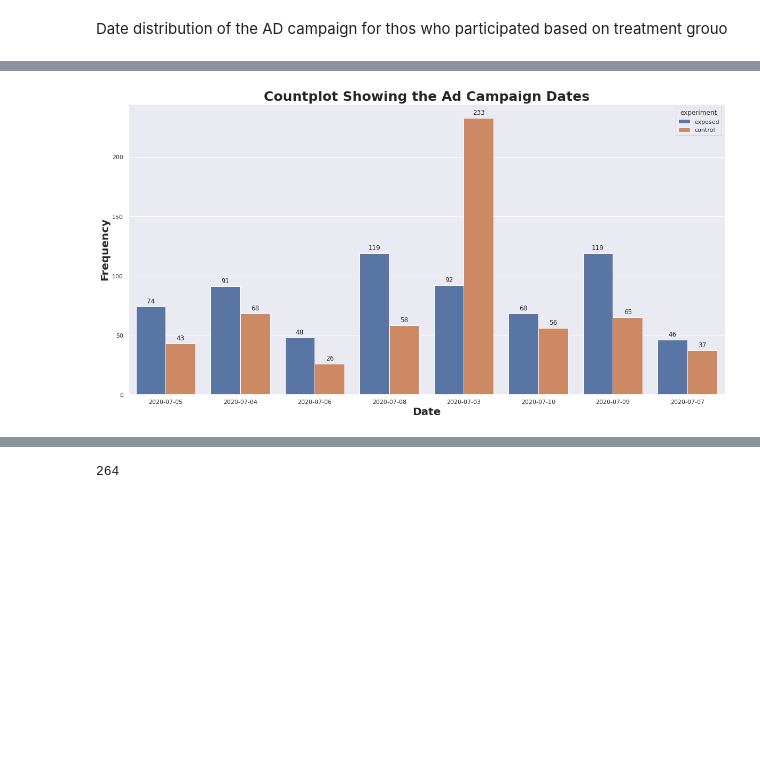
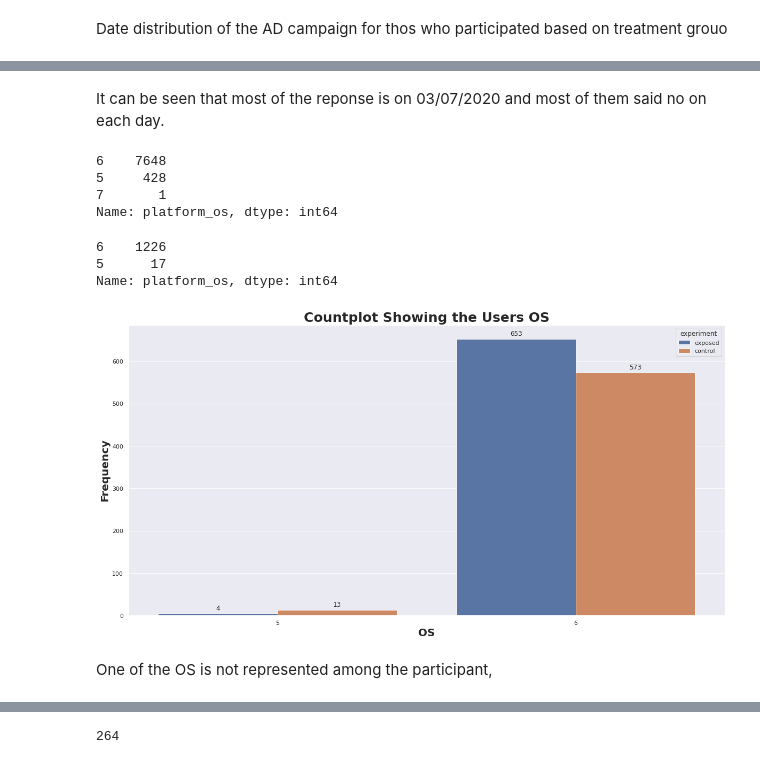
Before and after one commit to wakura-mbuya/abtest-mlops, a Jupyter notebook: notebooks/overview.ipynb, the cells around one changed output, grey strips where cells are left out. Drawn from its saved outputs; the diff is of its cells as text; code cells hidden in the pictures; blank space fills up the shorter version.

```diff
--- a/notebooks/overview.ipynb
+++ b/notebooks/overview.ipynb
@@ -257,2 +241,16 @@ plt.show()
 # %% [markdown]
 Date distribution of the AD campaign for thos who participated based on treatment grouo
+# %%
+#seaborn countplot to show the Ad campaign dates
+plt.figure(figsize=(20,10))
+sns.set(style="darkgrid")
+
+#countplot
+ax = sns.countplot(x="date", palette='deep', data=participated_df, hue='experiment', )
+
+#getting the values of the data
+pl.get_value(ax)
+
+#set the figure paremeters
+pl.fig_att(ax, "Date distribution for participated users by experiment",
+        "Date", "Frequency", 25, 20, "bold")
@@ -259,19 +259,33 @@ Date distribution of the AD campaign for thos who participated based on treatmen
+# %% [markdown]
+It can be seen that most of the reponse is on 03/07/2020 and most of them said no on each day.
+# %%
+df['platform_os'].value_counts()
+# %% [output]
+6    7648
+5     428
+7       1
+Name: platform_os, dtype: int64
+# %%
+participated_df['platform_os'].value_counts()
+# %% [output]
+6    1226
+5      17
+Name: platform_os, dtype: int64
 # %%
 #seaborn countplot to show the Ad campaign dates
 plt.figure(figsize=(20,10))
 sns.set(style="darkgrid")
 
 #countplot
-ax = sns.countplot(x="date", palette='deep', data=participated_df, hue='experiment', )
+ax = sns.countplot(x="platform_os", palette='deep', data=participated_df, hue='experiment', )
 
 #getting the values of the data
 pl.get_value(ax)
 
 #set the figure paremeters
-pl.fig_att(ax, "Countplot Showing the Ad Campaign Dates",
-        "Date", "Frequency", 25, 20, "bold")
-
-plt.savefig('../assets/date_exp.png') #to save the figure
-plt.show()
+pl.fig_att(ax, "Countplot Showing the Users OS",
+        "OS", "Frequency", 25, 20, "bold")
 # %% [output]
-[figure, old version]
+[figure, new version]
+# %% [markdown]
+One of the OS is not represented among the participant,
```
Also changed, not shown: parts of 57 cells of this notebook, 1 other file.
